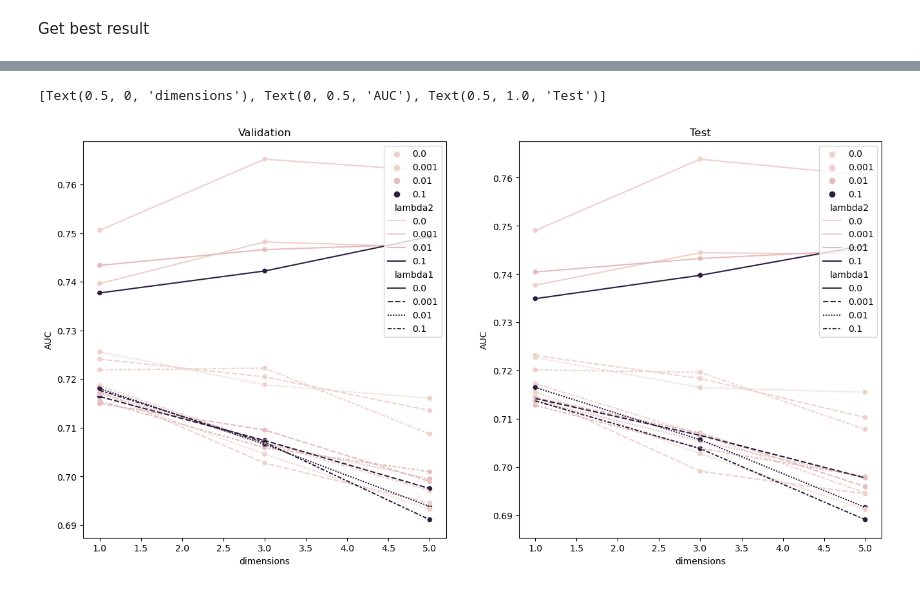
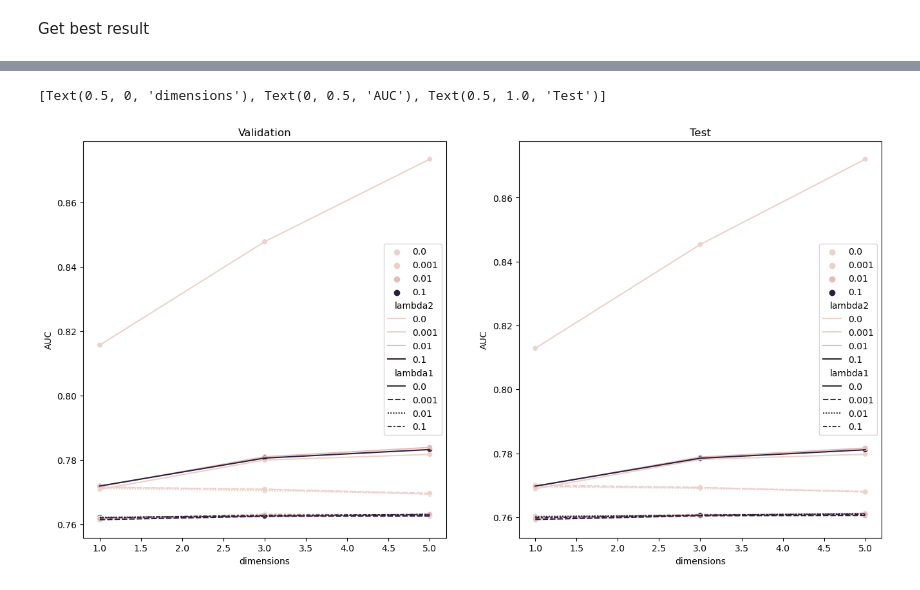
Before and after one commit to lisiq/Modelling-Students-Learning, a Jupyter notebook: Plot_experiments.ipynb, the cells around one changed output, grey strips where cells are left out. Cells and saved outputs as stored; diff of their text form; code cells hidden in the pictures.

```diff
--- a/Plot_experiments.ipynb
+++ b/Plot_experiments.ipynb
@@ -8,26 +8,28 @@ import seaborn as sns
 import matplotlib.pyplot as plt
 
 folder = 'results'
-pattern = 'AUC'
+patterns = ['AUC', 'Balanced Accuracy']
 
-par_list = ['model_type', 'hidden_dims', 'lambda1', 'lambda2',  'epochs', 'learning_rate', 'weight_decay', 'early_stopping', 'n_splits', 'df_name', 'val_mean', 'val_std', 'test_mean', 'test_std']
-def find_finished(folder, pattern):
+par_list = ['model_type', 'hidden_dims', 'lambda1', 'lambda2',  'epochs', 'learning_rate', 'weight_decay', 'early_stopping', 'n_splits', 'df_name']
+def find_finished(folder, patterns, par_list):
     finished = []
     for filename in _glob.glob(os.path.join(folder, '*.results')):
         with open(filename, 'r') as file:
             results = json.load(file)
-            if results['done']:
-                mydict = { k: v  for k, v in results.items() if pattern in k }
-                val = np.array([v for k, v in mydict.items() if 'val' in k])
-                test = np.array([v for k, v in mydict.items() if 'test' in k])
-                results.update({'val_mean': np.mean(val),
-                                'val_std': np.std(val),
-                                'test_mean': np.mean(test),
-                                'test_std': np.std(val)})
+            if results['done'] and results['model_type'] == 'IRT':
+                for pattern in patterns:
+                    mydict = { k: v  for k, v in results.items() if pattern in k }
+                    val = np.array([v for k, v in mydict.items() if 'val' in k])
+                    test = np.array([v for k, v in mydict.items() if 'test' in k])
+                    results.update({f'{pattern}_val_mean': np.mean(val),
+                                    f'{pattern}_val_std': np.std(val),
+                                    f'{pattern}_test_mean': np.mean(test),
+                                    f'{pattern}_test_std': np.std(test)})
+                    par_list += [f'{pattern}_val_mean', f'{pattern}_val_std', f'{pattern}_test_mean', f'{pattern}_test_std']
                 finished.append({k: v for k, v in results.items() if k in par_list})
     return finished
 
-finished = find_finished(folder, 'AUC')
+finished = find_finished(folder, patterns, par_list)
 #print(finished)
 # %% [markdown]
 Get best result
@@ -41,12 +62,12 @@ df.sort_values('val_mean', ascending=False).head(1)
 # %%
 f, axes = plt.subplots(1, 2, figsize=(16, 8))
-sns.scatterplot(data=df, x='hidden_dims',  y='val_mean', hue='lambda2', ax=axes[0], color = 'k')
-sns.scatterplot(data=df, x='hidden_dims',  y='test_mean',hue='lambda2', ax=axes[1], color = 'k')
-sns.lineplot(data=df, x='hidden_dims',  y='val_mean', hue='lambda2', style='lambda1', ax=axes[0])
-sns.lineplot(data=df, x='hidden_dims',  y='test_mean', hue='lambda2', style='lambda1', ax=axes[1])
+sns.scatterplot(data=df, x='hidden_dims',  y='AUC_val_mean', hue='lambda2', ax=axes[0], color = 'k')
+sns.scatterplot(data=df, x='hidden_dims',  y='AUC_test_mean',hue='lambda2', ax=axes[1], color = 'k')
+sns.lineplot(data=df, x='hidden_dims',  y='AUC_val_mean', hue='lambda2', style='lambda1', ax=axes[0])
+sns.lineplot(data=df, x='hidden_dims',  y='AUC_test_mean', hue='lambda2', style='lambda1', ax=axes[1])
 
 axes[0].set(xlabel='dimensions', ylabel='AUC', title='Validation')
 axes[1].set(xlabel='dimensions', ylabel='AUC', title='Test')
 # %% [output]
 [Text(0.5, 0, 'dimensions'), Text(0, 0.5, 'AUC'), Text(0.5, 1.0, 'Test')]
-[figure, old version]
+[figure, new version]
```
Also changed, not shown: parts of 2 cells of this notebook, 2 other files.
